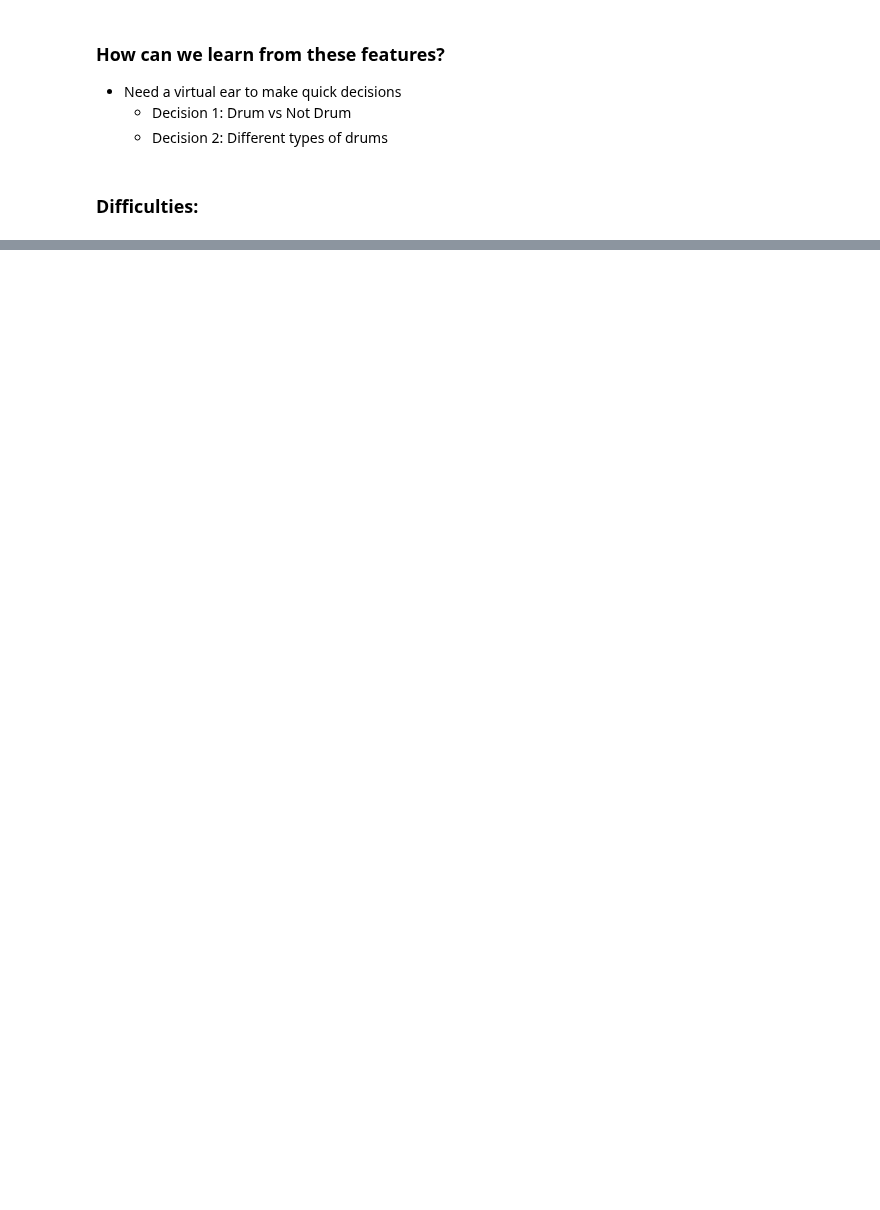
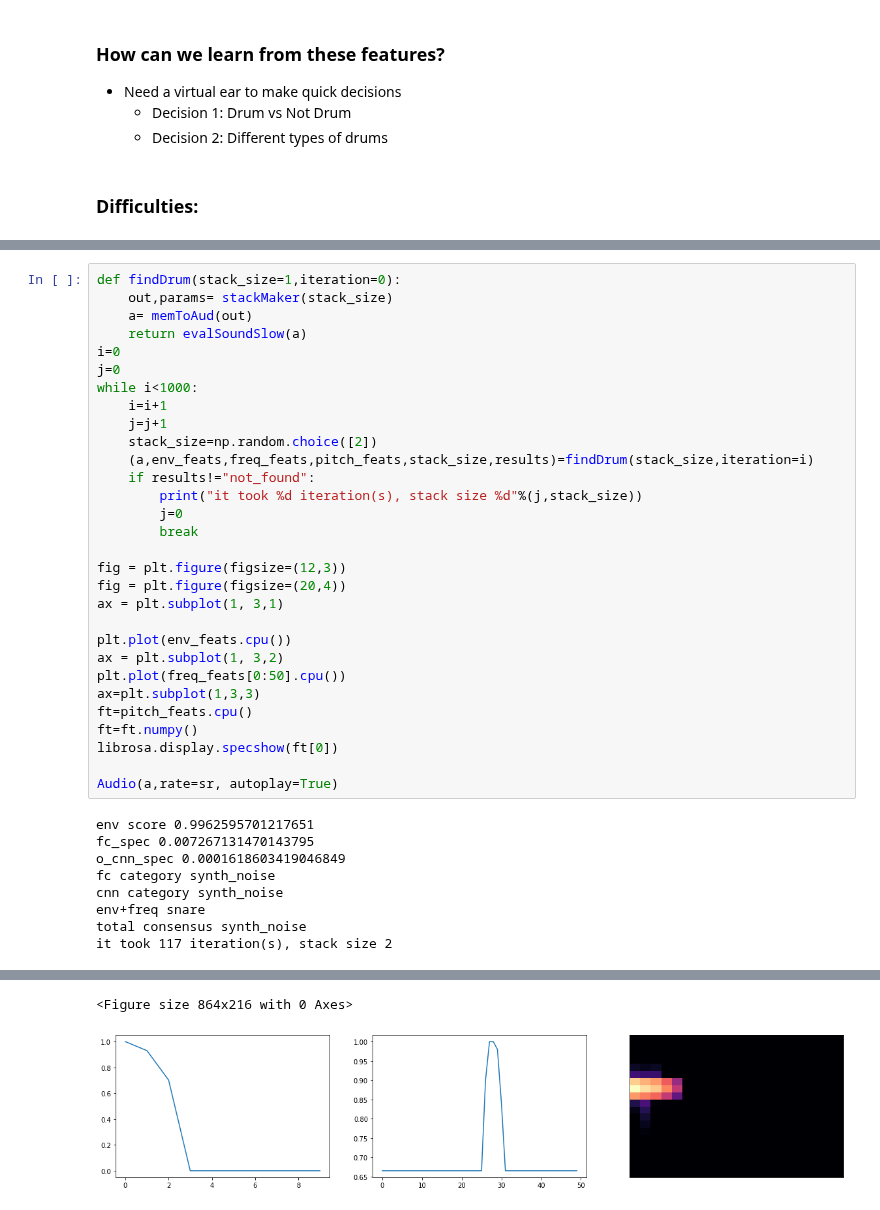
Before and after one commit to imilas/Synths_Stacks_Search, a Jupyter notebook: presentation.ipynb, the cells around one changed output, grey strips where cells are left out. Drawn from its saved outputs; the diff is of its cells as text; blank space fills up the shorter version.

```diff
--- a/presentation.ipynb
+++ b/presentation.ipynb
@@ -323,0 +518,39 @@ torch.Size([30, 20])
+# %%
+def findDrum(stack_size=1,iteration=0):
+    out,params= stackMaker(stack_size)
+    a= memToAud(out)
+    return evalSoundSlow(a)
+i=0
+j=0
+while i<1000:
+    i=i+1
+    j=j+1
+    stack_size=np.random.choice([2])
+    (a,env_feats,freq_feats,pitch_feats,stack_size,results)=findDrum(stack_size,iteration=i)
+    if results!="not_found":
+        print("it took %d iteration(s), stack size %d"%(j,stack_size))
+        j=0
+        break
+
+fig = plt.figure(figsize=(12,3))
+fig = plt.figure(figsize=(20,4))
+ax = plt.subplot(1, 3,1)
+
+plt.plot(env_feats.cpu())
+ax = plt.subplot(1, 3,2)
+plt.plot(freq_feats[0:50].cpu())
+ax=plt.subplot(1,3,3)
+ft=pitch_feats.cpu()
+ft=ft.numpy()
+librosa.display.specshow(ft[0])
+
+Audio(a,rate=sr, autoplay=True)
+# %% [output]
+env score 0.9962595701217651
+fc_spec 0.007267131470143795
+o_cnn_spec 0.0001618603419046849
+fc category synth_noise
+cnn category synth_noise
+env+freq snare
+total consensus synth_noise
+it took 117 iteration(s), stack size 2
@@ -323,0 +558,2 @@ torch.Size([30, 20])
+<Figure size 864x216 with 0 Axes>
+[figure, added]
```
Also changed, not shown: parts of 12 cells of this notebook, 2 other files.
